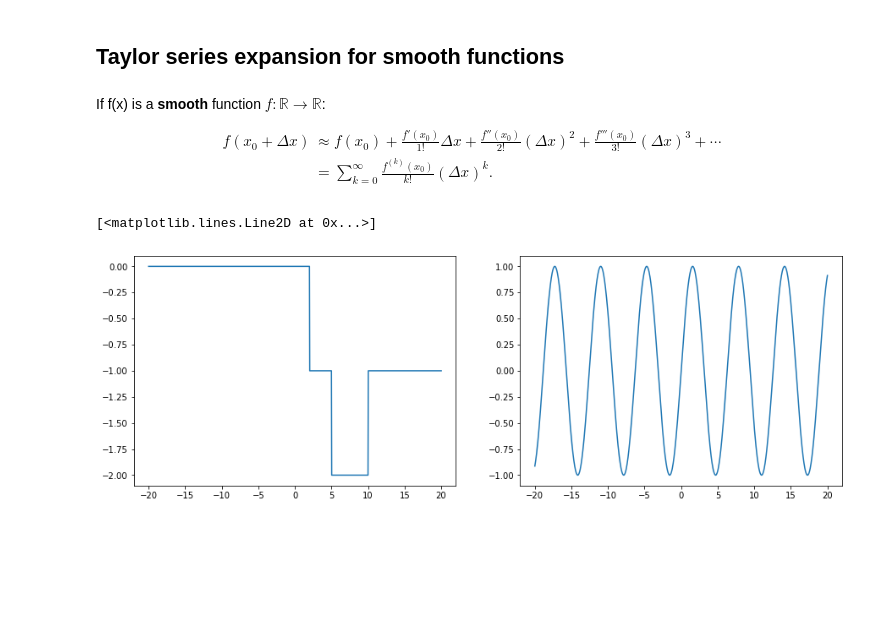
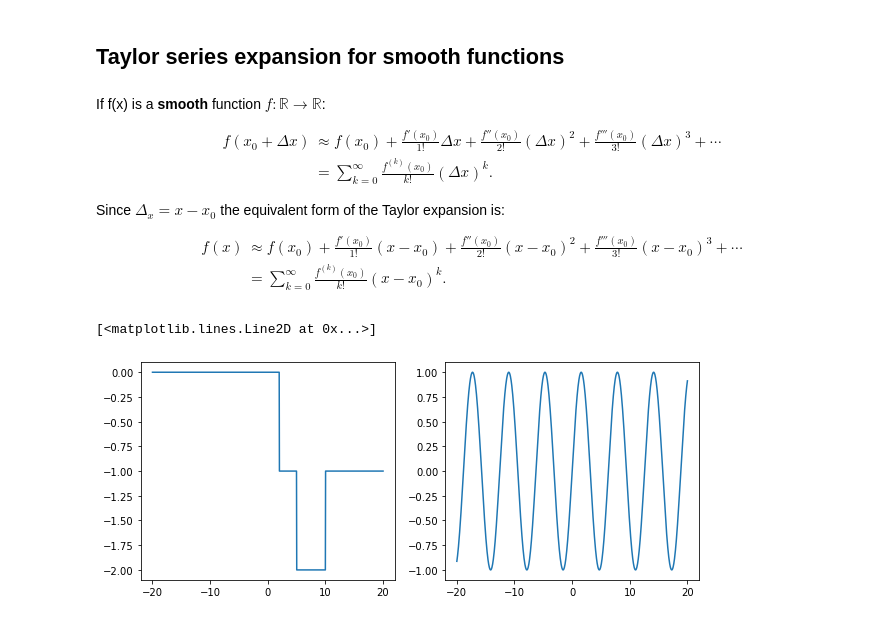
Before and after one commit to elswit/3414-Fall20-Notebooks, a Jupyter notebook: taylor_expansion.ipynb, the cells around one changed output. Drawn from its saved outputs; the diff is of its cells as text; code cells hidden in the pictures; blank space fills up the shorter version.

Commit message:
added  taylor expansion lecture, needs polishing

```diff
--- a/taylor_expansion.ipynb
+++ b/taylor_expansion.ipynb
@@ -16,5 +16,14 @@ $$
  &= \sum_{k=0}^\infty \frac{f^{\left(k\right)}(x_0)}{k!} (\Delta x)^k.
 \end{align*}
 $$
+
+Since $\Delta_x = x-x_0$ the equivalent form of the Taylor expansion is:
+
+$$
+\begin{align*}
+ f(x) & \approx f(x_0) + \frac{ f'(x_0)}{1!} (x-x_0) + \frac{f''(x_0)}{2!} (x-x_0)^2 + \frac{f'''(x_0)}{3!} (x-x_0)^3+\dotsb \\
+ &= \sum_{k=0}^\infty \frac{f^{\left(k\right)}(x_0)}{k!} (x-x_0)^k.
+\end{align*}
+$$
 # %%
 import numpy as np
@@ -22,12 +32,12 @@ import matplotlib.pyplot as plt
 # %%
 
 x = np.linspace(-20,20,1000)
 f1 = np.heaviside(x-10,1) - np.heaviside(x-5,1) - np.heaviside(x-2,1)
-fig = plt.figure(figsize=(15,5))
+fig = plt.figure(figsize=(10,4))
 fig.add_subplot(121)
 plt.plot(x,f1)
 fig.add_subplot(122)
 plt.plot(x, np.sin(x))
 # %% [output]
 [<matplotlib.lines.Line2D at 0x...>]
-[figure, old version]
+[figure, new version]
```
Also changed, not shown: parts of 21 cells of this notebook.
